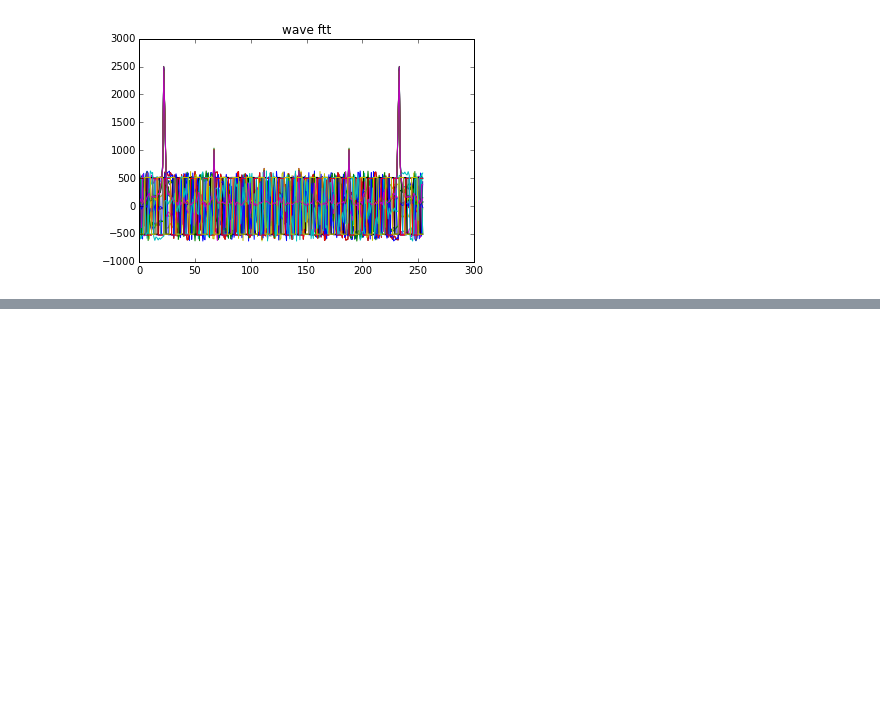
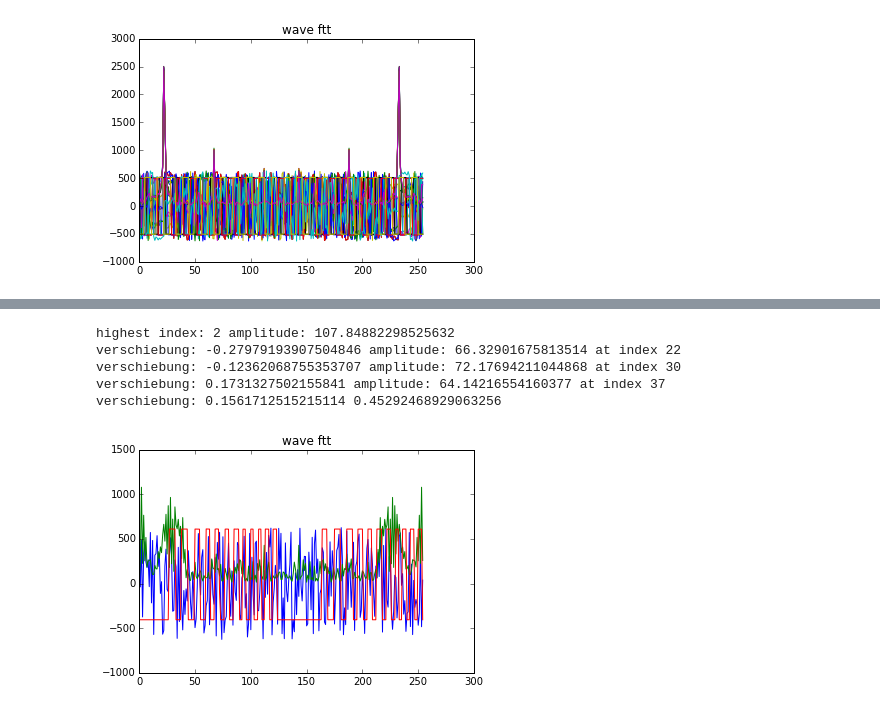
Before and after one commit to niccokunzmann/positioning_system, a Jupyter notebook: echo.ipynb, the cells around one changed output, grey strips where cells are left out. Saved outputs shown, nothing was run; the diff lists cells and outputs as text; code cells hidden in the pictures; blank space fills up the shorter version.

```diff
--- a/echo.ipynb
+++ b/echo.ipynb
@@ -225,0 +286,13 @@ highest index: 22 amplitude: 135.38999954417343
+# %%
+p = plot_signal([-406, -406, -406, -406, -406, -406, -406, -406, -406, -406, -406, -406, -406, -406, -406, -406, -406, -406, -406, -406, -406, -406, -406, -406, -406, -406, -406, 610, 611, 610, 610, 610, 610, -406, -406, -406, -406, -406, 610, 610, 609, 609, 610, 610, -406, -406, -406, -406, -406, -406, 610, 610, 610, 611, 609, -406, -406, -406, -406, -406, 611, 610, 610, 610, -406, -406, -406, -406, 609, 611, 610, 610, -108, -406, -406, -406, -406, 609, 610, 609, 609, -406, -406, -406, -406, 610, 609, 609, 610, 609, -406, -406, -406, 609, 609, 609, -406, -406, -406, -406, 609, 610, 609, -406, -406, -406, -406, 609, 610, 609, -406, -406, -406, 610, 610, 609, 609, -406, -406, -406, 609, 609, 610, 610, -406, -406, -406, -406, -406, -406, -406, -406, -406, -406, -406, -406, -406, -406, -406, -406, -406, -406, -406, -406, -406, -406, -406, -406, -406, -406, -406, -406, -406, -406, -406, -406, -406, -406, -406, -406, -406, -406, -406, -406, 609, 610, 609, 610, 610, -406, -406, -406, -406, -406, -406, 610, 610, 610, 610, 611, 610, -406, -406, -406, -406, -406, 610, 610, 610, 610, 610, 610, -406, -406, -406, -406, 609, 610, 610, 610, 610, -406, -406, -406, -406, 610, 610, 610, 610, -406, -406, -406, -406, 610, 610, 609, 610, 610, -406, -406, -406, -406, 610, 609, 610, 610, -406, -406, -406, -406, 609, 609, 610, -406, -406, -406, 610, 610, 609, 610, -406, -406, -406, 610, 609, 609, 610, -406, -406, -406, 609, 609, 610, 609, -406]
+
+
+
+)
+# %% [output]
+highest index: 2 amplitude: 107.84882298525632
+verschiebung: -0.27979193907504846 amplitude: 66.32901675813514 at index 22
+verschiebung: -0.12362068755353707 amplitude: 72.17694211044868 at index 30
+verschiebung: 0.1731327502155841 amplitude: 64.14216554160377 at index 37
+verschiebung: 0.1561712515215114 0.45292468929063256
+[figure, added]
```
Also changed, not shown: parts of 4 cells of this notebook, 2 other files.
